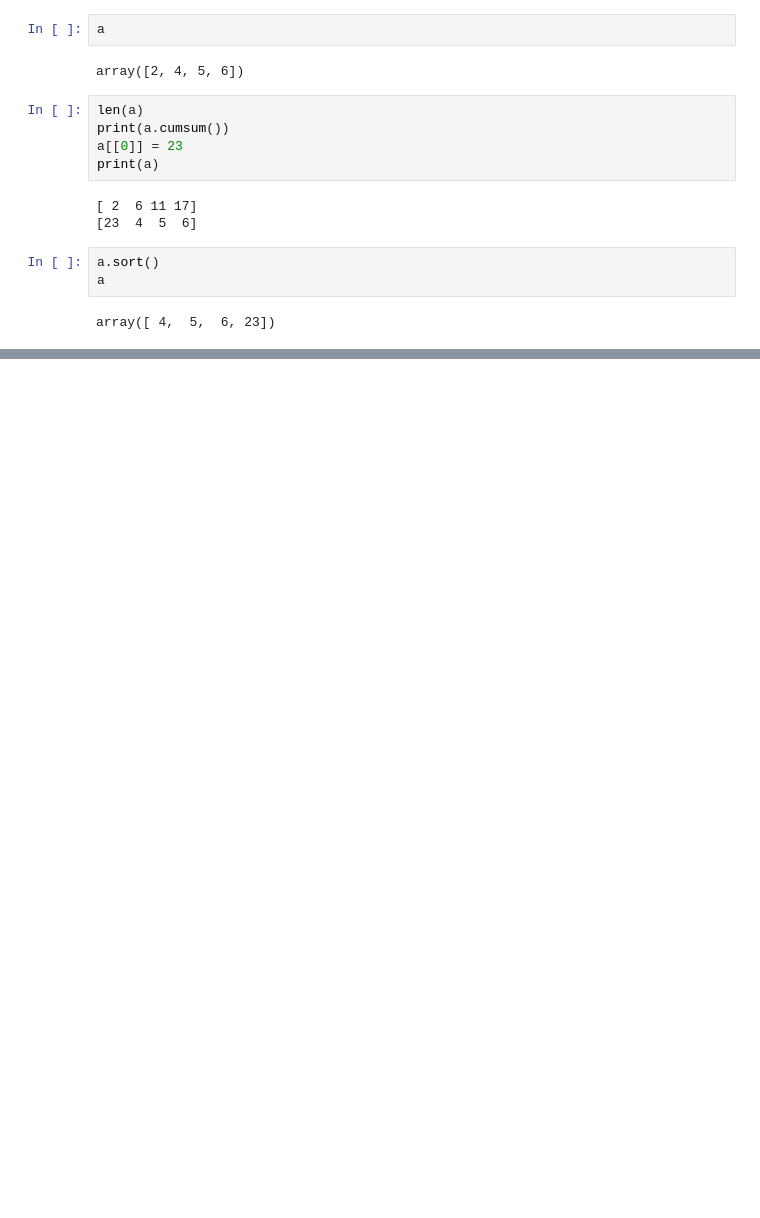
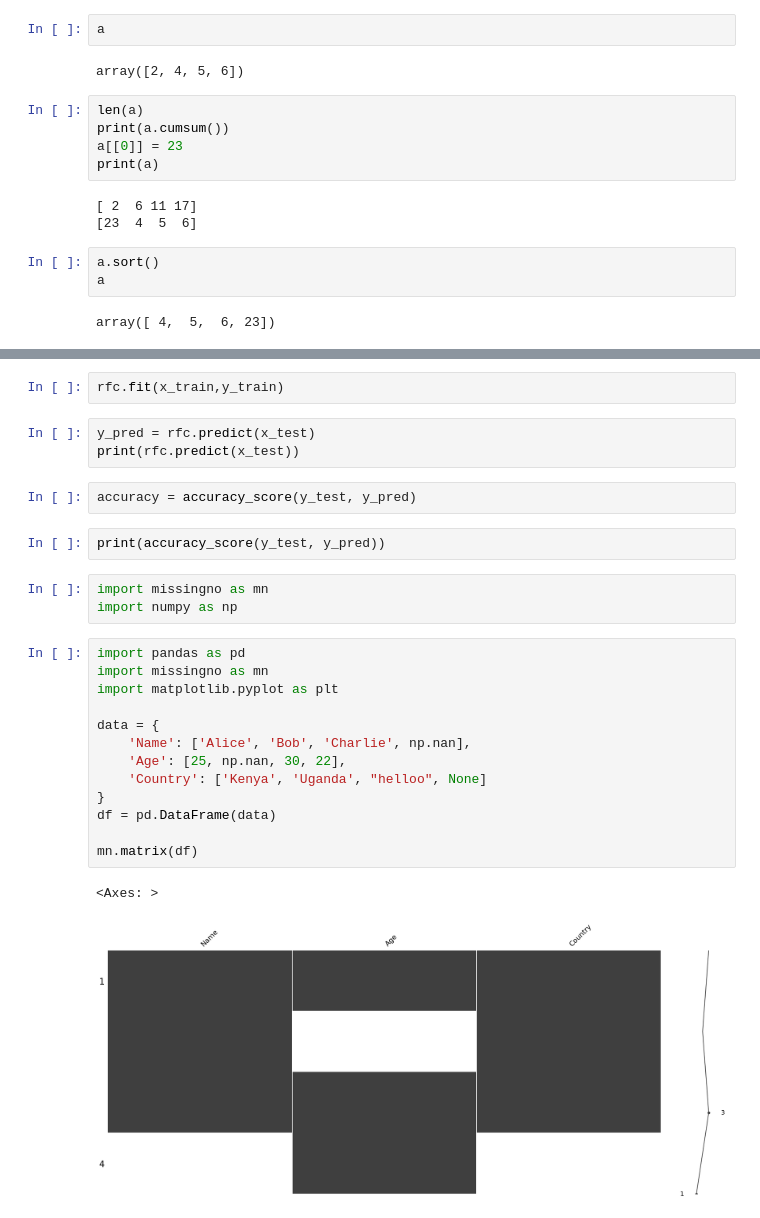
Before and after one commit to Ellonding109/DataScience, a Jupyter notebook: data.ipynb, the cells around one changed output, grey strips where cells are left out. Saved outputs shown, nothing was run; the diff lists cells and outputs as text; blank space fills up the shorter version.

Commit message:
data cleaning section added

```diff
--- a/data.ipynb
+++ b/data.ipynb
@@ -743,0 +758,28 @@ AttributeError: 'list' object has no attribute 'ndim'
+# %%
+rfc.fit(x_train,y_train)
+# %%
+y_pred = rfc.predict(x_test)
+print(rfc.predict(x_test))
+# %%
+accuracy = accuracy_score(y_test, y_pred)
+# %%
+print(accuracy_score(y_test, y_pred))
+# %%
+import missingno as mn
+import numpy as np
+# %%
+import pandas as pd
+import missingno as mn
+import matplotlib.pyplot as plt
+
+data = {
+    'Name': ['Alice', 'Bob', 'Charlie', np.nan],
+    'Age': [25, np.nan, 30, 22],
+    'Country': ['Kenya', 'Uganda', "helloo", None]
+}
+df = pd.DataFrame(data)
+
+mn.matrix(df)
+# %% [output]
+<Axes: >
+[figure, added]
```
Also changed, not shown: parts of 27 cells of this notebook, 3 other files.
